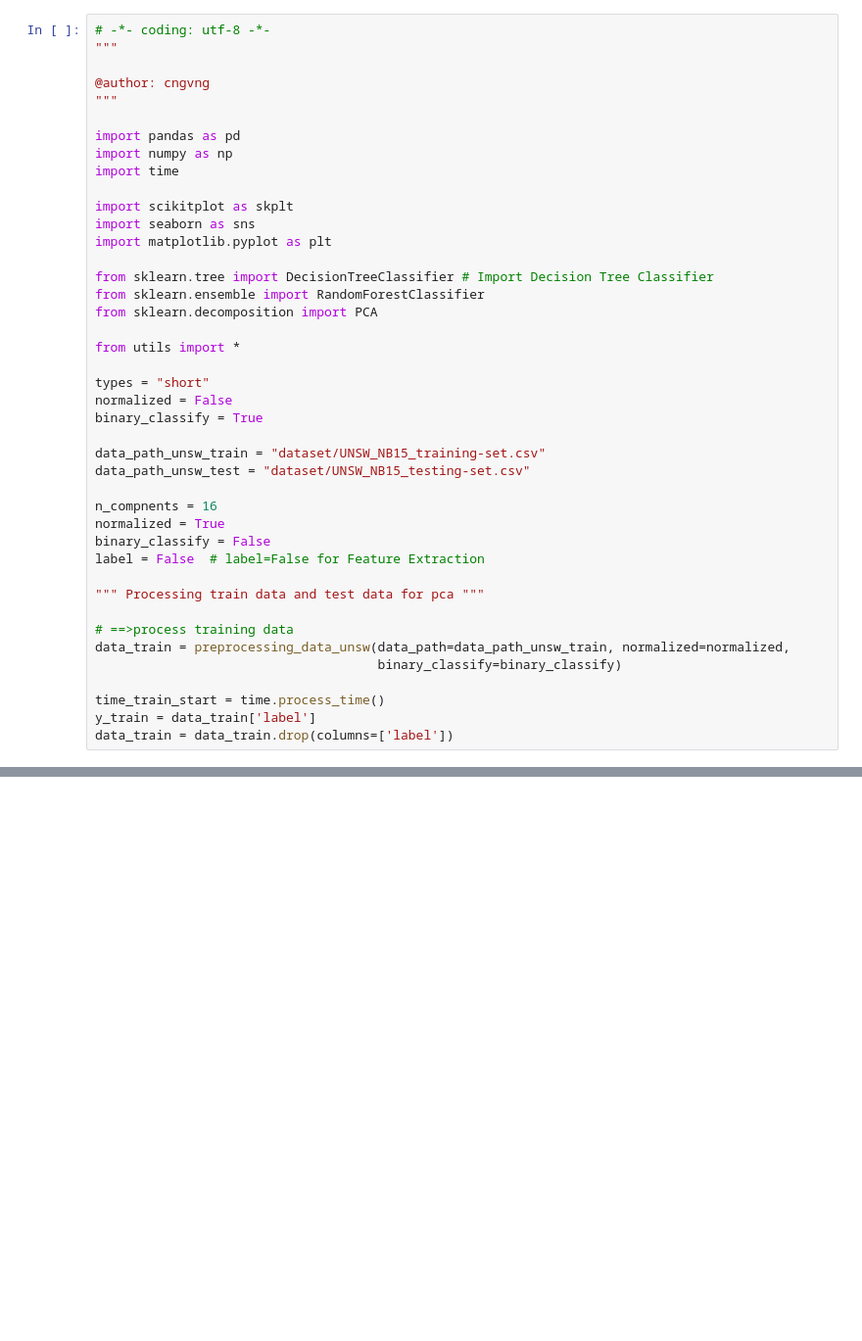
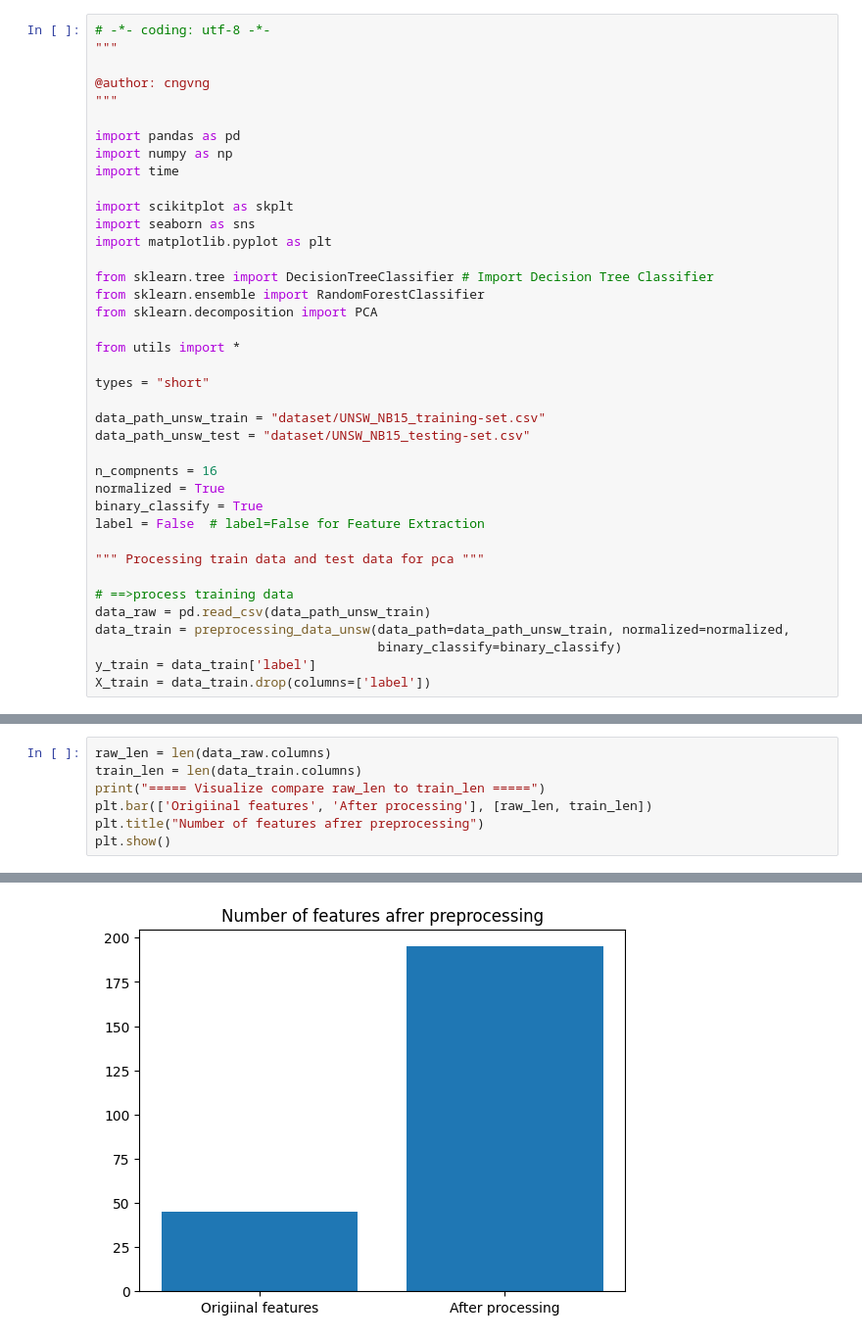
Before and after one commit to cngvng/PLS-numerical-method, a Jupyter notebook: test.ipynb, the cells around one changed output, grey strips where cells are left out. Shown at 98% size. Drawn from its saved outputs; the diff is of its cells as text; blank space fills up the shorter version.

```diff
--- a/test.ipynb
+++ b/test.ipynb
@@ -20,23 +20,20 @@ from sklearn.decomposition import PCA
 from utils import *
 
 types = "short"
-normalized = False
-binary_classify = True
 
 data_path_unsw_train = "dataset/UNSW_NB15_training-set.csv"
 data_path_unsw_test = "dataset/UNSW_NB15_testing-set.csv"
 
 n_compnents = 16
 normalized = True
-binary_classify = False
+binary_classify = True
 label = False  # label=False for Feature Extraction
 
 """ Processing train data and test data for pca """
 
 # ==>process training data
+data_raw = pd.read_csv(data_path_unsw_train)
 data_train = preprocessing_data_unsw(data_path=data_path_unsw_train, normalized=normalized,
                                      binary_classify=binary_classify)
-
-time_train_start = time.process_time()
 y_train = data_train['label']
-data_train = data_train.drop(columns=['label'])
+X_train = data_train.drop(columns=['label'])
@@ -240,0 +40,8 @@ Error:
+# %%
+raw_len = len(data_raw.columns)
+train_len = len(data_train.columns)
+print("===== Visualize compare raw_len to train_len =====")
+plt.bar(['Origiinal features', 'After processing'], [raw_len, train_len])
+plt.title("Number of features afrer preprocessing")
+plt.show()
+# %% [output]
@@ -240,0 +49 @@ Error:
+[figure, added]
```
Also changed, not shown: parts of 26 cells of this notebook.
